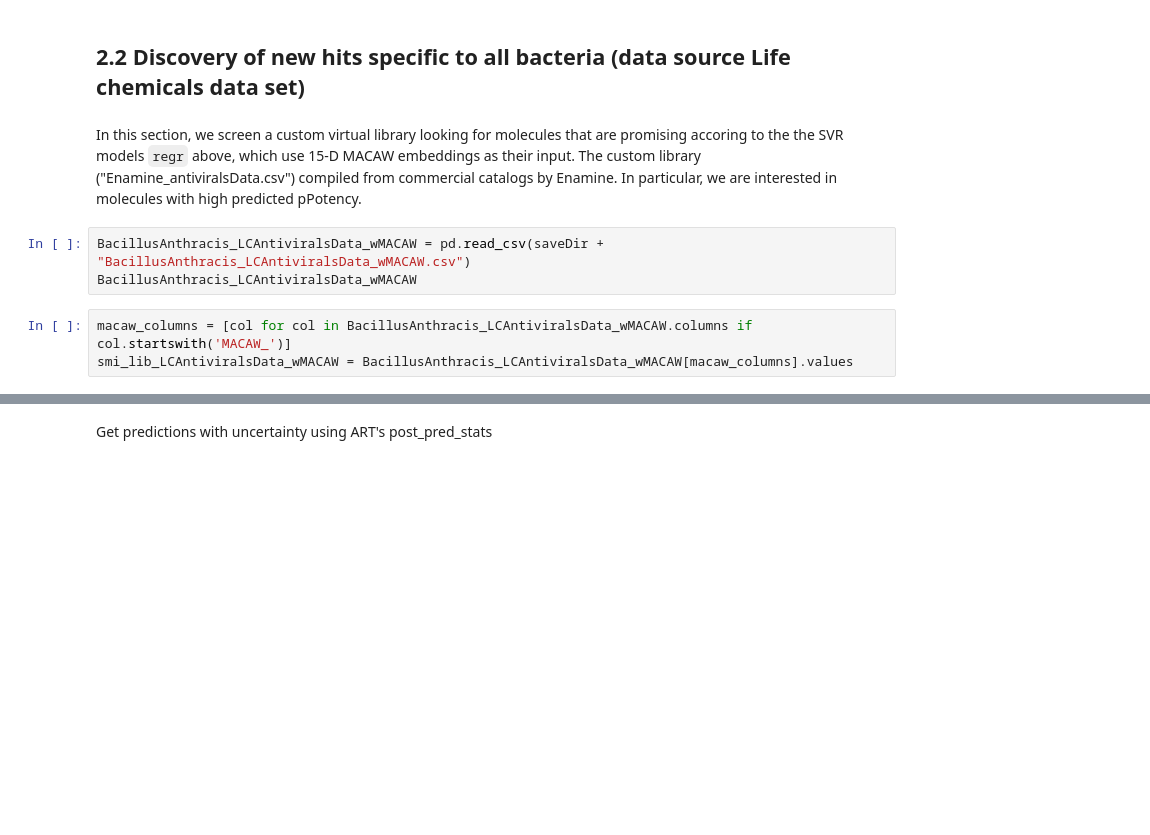
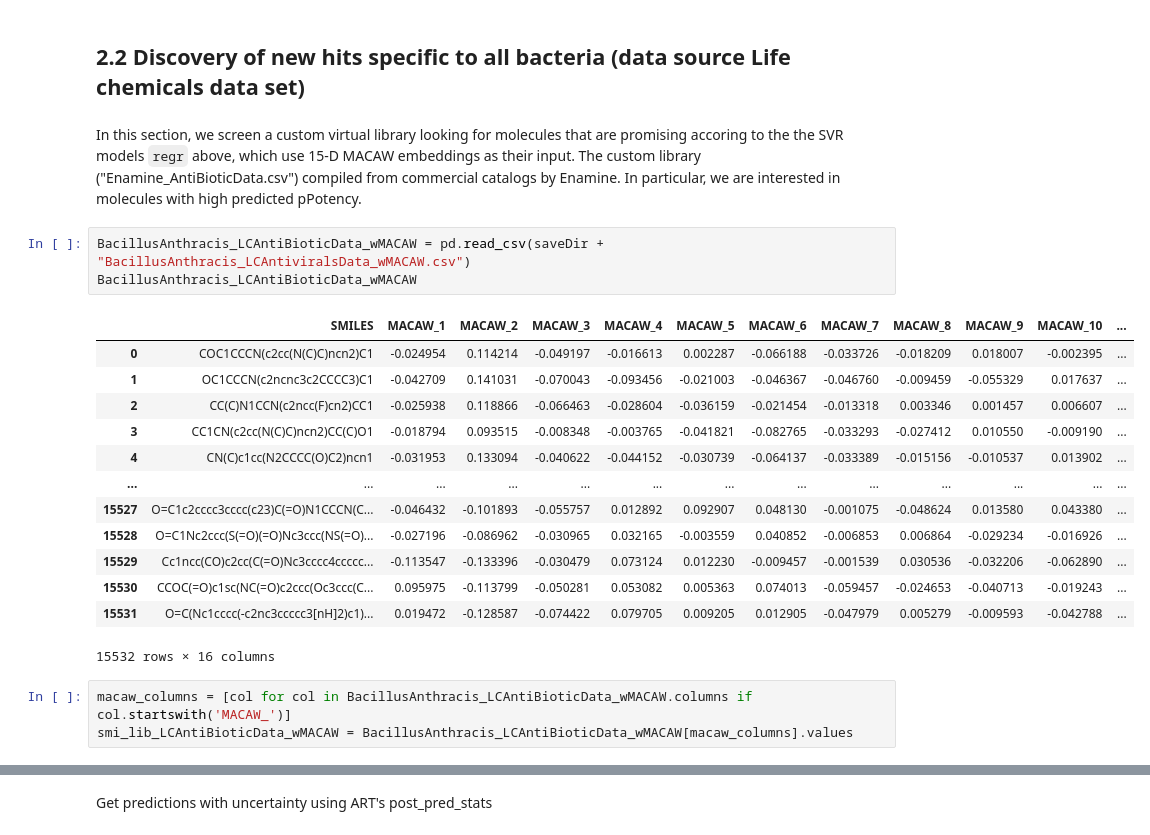
Before and after one commit to soumyadeepghosh35/DTRA_ART, a Jupyter notebook: DTRA_project_notebooks/Step5_ART_BacillusAnthracis.ipynb, the cells around one changed output, grey strips where cells are left out. Drawn from its saved outputs; the diff is of its cells as text; blank space fills up the shorter version.

Commit message:
ART results for Bacillas Anthracis with CV

```diff
--- a/DTRA_project_notebooks/Step5_ART_BacillusAnthracis.ipynb
+++ b/DTRA_project_notebooks/Step5_ART_BacillusAnthracis.ipynb
@@ -195,11 +322,25 @@ EnamineAntiviralsData_predicted
 # %% [markdown]
 ## 2.2 Discovery of new hits specific to all bacteria (data source Life chemicals data set)
 # %% [markdown]
-In this section, we screen a custom virtual library looking for molecules that are promising accoring to the the SVR models `regr` above, which use 15-D MACAW embeddings as their input. The custom library ("Enamine_antiviralsData.csv") compiled from commercial catalogs by Enamine. In particular, we are interested in molecules with high predicted pPotency.
+In this section, we screen a custom virtual library looking for molecules that are promising accoring to the the SVR models `regr` above, which use 15-D MACAW embeddings as their input. The custom library ("Enamine_AntiBioticData.csv") compiled from commercial catalogs by Enamine. In particular, we are interested in molecules with high predicted pPotency.
 # %%
-BacillusAnthracis_LCAntiviralsData_wMACAW = pd.read_csv(saveDir + "BacillusAnthracis_LCAntiviralsData_wMACAW.csv")
-BacillusAnthracis_LCAntiviralsData_wMACAW
+BacillusAnthracis_LCAntiBioticData_wMACAW = pd.read_csv(saveDir + "BacillusAnthracis_LCAntiviralsData_wMACAW.csv")
+BacillusAnthracis_LCAntiBioticData_wMACAW
+# %% [output]
+|  | SMILES | MACAW_1 | MACAW_2 | MACAW_3 | MACAW_4 | MACAW_5 | MACAW_6 | MACAW_7 | MACAW_8 | MACAW_9 | MACAW_10 | ... |
+| 0 | COC1CCCN(c2cc(N(C)C)ncn2)C1 | -0.024954 | 0.114214 | -0.049197 | -0.016613 | 0.002287 | -0.066188 | -0.033726 | -0.018209 | 0.018007 | -0.002395 | ... |
+| 1 | OC1CCCN(c2ncnc3c2CCCC3)C1 | -0.042709 | 0.141031 | -0.070043 | -0.093456 | -0.021003 | -0.046367 | -0.046760 | -0.009459 | -0.055329 | 0.017637 | ... |
+| 2 | CC(C)N1CCN(c2ncc(F)cn2)CC1 | -0.025938 | 0.118866 | -0.066463 | -0.028604 | -0.036159 | -0.021454 | -0.013318 | 0.003346 | 0.001457 | 0.006607 | ... |
+| 3 | CC1CN(c2cc(N(C)C)ncn2)CC(C)O1 | -0.018794 | 0.093515 | -0.008348 | -0.003765 | -0.041821 | -0.082765 | -0.033293 | -0.027412 | 0.010550 | -0.009190 | ... |
+| 4 | CN(C)c1cc(N2CCCC(O)C2)ncn1 | -0.031953 | 0.133094 | -0.040622 | -0.044152 | -0.030739 | -0.064137 | -0.033389 | -0.015156 | -0.010537 | 0.013902 | ... |
+| ... | ... | ... | ... | ... | ... | ... | ... | ... | ... | ... | ... | ... |
+| 15527 | O=C1c2cccc3cccc(c23)C(=O)N1CCCN(C... | -0.046432 | -0.101893 | -0.055757 | 0.012892 | 0.092907 | 0.048130 | -0.001075 | -0.048624 | 0.013580 | 0.043380 | ... |
+| 15528 | O=C1Nc2ccc(S(=O)(=O)Nc3ccc(NS(=O)... | -0.027196 | -0.086962 | -0.030965 | 0.032165 | -0.003559 | 0.040852 | -0.006853 | 0.006864 | -0.029234 | -0.016926 | ... |
+| 15529 | Cc1ncc(CO)c2cc(C(=O)Nc3cccc4ccccc... | -0.113547 | -0.133396 | -0.030479 | 0.073124 | 0.012230 | -0.009457 | -0.001539 | 0.030536 | -0.032206 | -0.062890 | ... |
+| 15530 | CCOC(=O)c1sc(NC(=O)c2ccc(Oc3ccc(C... | 0.095975 | -0.113799 | -0.050281 | 0.053082 | 0.005363 | 0.074013 | -0.059457 | -0.024653 | -0.040713 | -0.019243 | ... |
+| 15531 | O=C(Nc1cccc(-c2nc3ccccc3[nH]2)c1)... | 0.019472 | -0.128587 | -0.074422 | 0.079705 | 0.009205 | 0.012905 | -0.047979 | 0.005279 | -0.009593 | -0.042788 | ... |
+15532 rows × 16 columns
 # %%
-macaw_columns = [col for col in BacillusAnthracis_LCAntiviralsData_wMACAW.columns if col.startswith('MACAW_')]
-smi_lib_LCAntiviralsData_wMACAW = BacillusAnthracis_LCAntiviralsData_wMACAW[macaw_columns].values
+macaw_columns = [col for col in BacillusAnthracis_LCAntiBioticData_wMACAW.columns if col.startswith('MACAW_')]
+smi_lib_LCAntiBioticData_wMACAW = BacillusAnthracis_LCAntiBioticData_wMACAW[macaw_columns].values
 # %%
```
Also changed, not shown: parts of 20 cells of this notebook.
